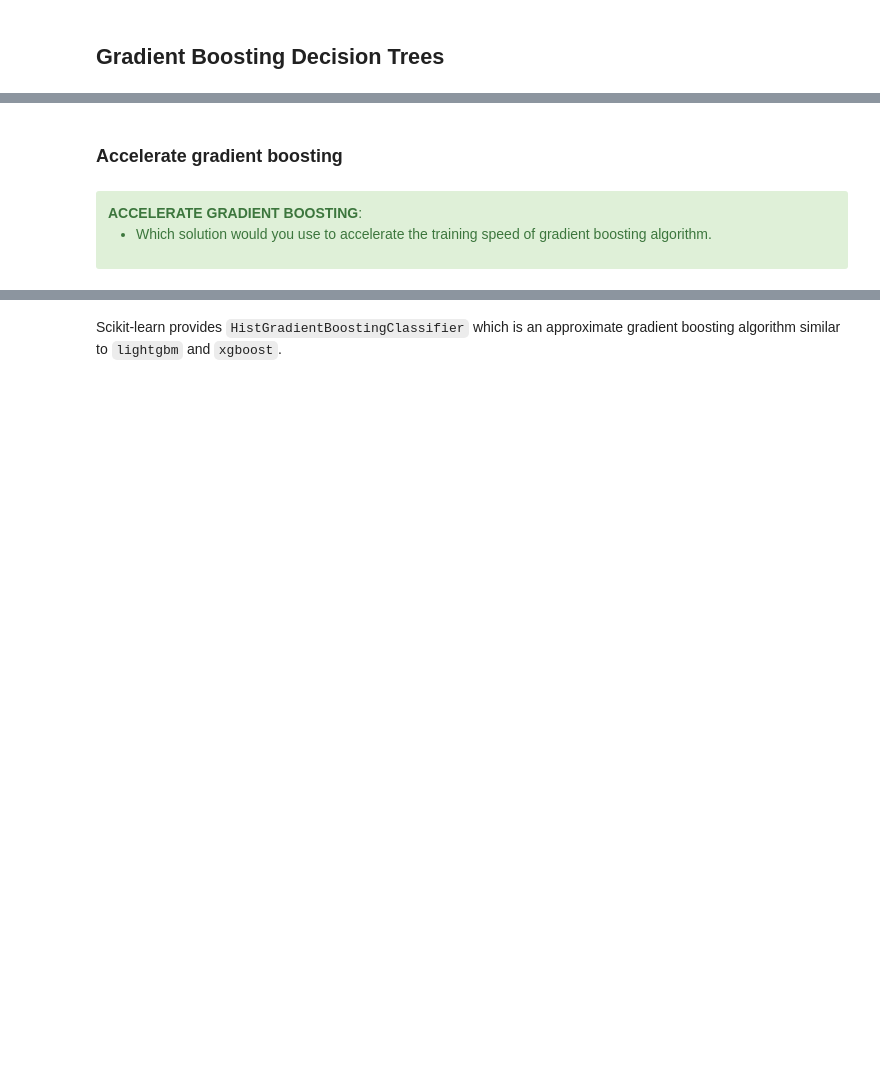
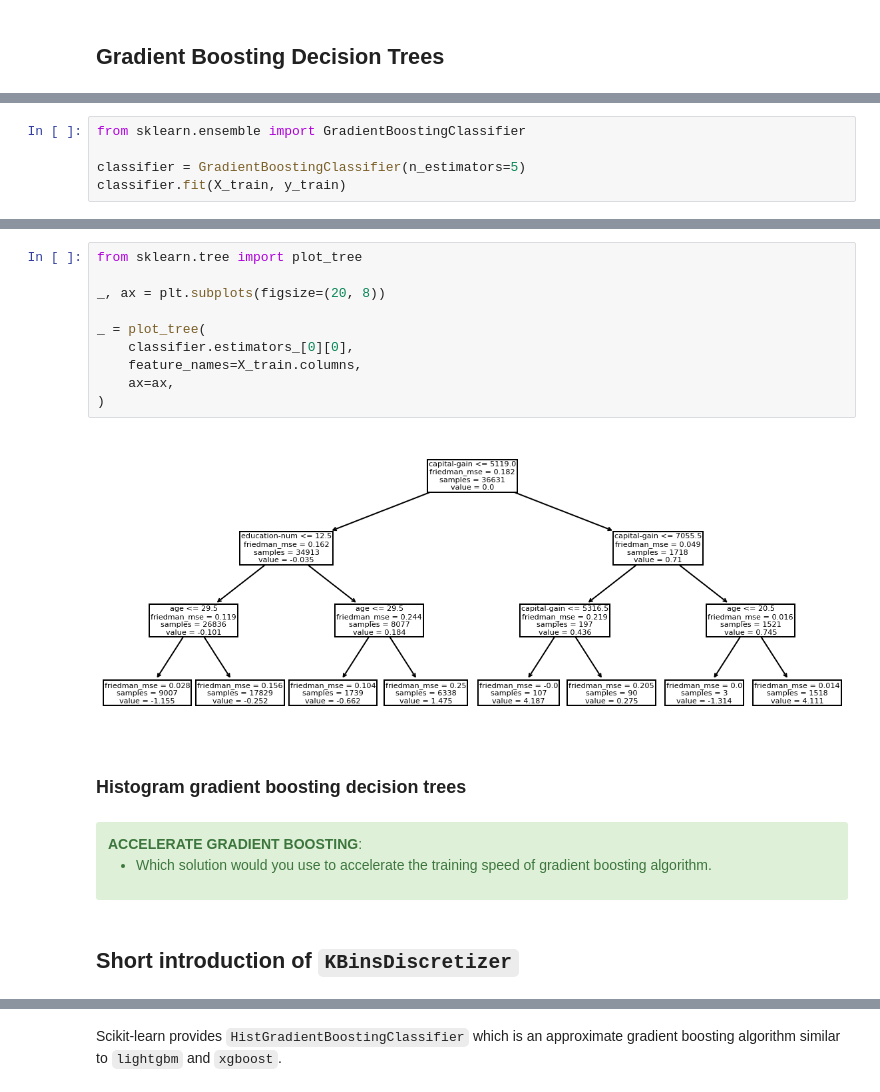
Before and after one commit to glemaitre/datascience_middle_course, a Jupyter notebook: 03_trees_based_models/03_ensemble_boosting.ipynb, the cells around one changed output, grey strips where cells are left out. Saved outputs shown, nothing was run; the diff lists cells and outputs as text; blank space fills up the shorter version.

```diff
--- a/03_trees_based_models/03_ensemble_boosting.ipynb
+++ b/03_trees_based_models/03_ensemble_boosting.ipynb
@@ -230,0 +237,5 @@ Wall time: 2.13 s
+# %%
+from sklearn.ensemble import GradientBoostingClassifier
+
+classifier = GradientBoostingClassifier(n_estimators=5)
+classifier.fit(X_train, y_train)
@@ -231,5 +264,17 @@ Wall time: 2.13 s
+# %%
+from sklearn.tree import plot_tree
+
+_, ax = plt.subplots(figsize=(20, 8))
+
+_ = plot_tree(
+    classifier.estimators_[0][0],
+    feature_names=X_train.columns,
+    ax=ax,
+)
+# %% [output]
+[figure, added]
 # %% [markdown]
-### Accelerate gradient boosting
+### Histogram gradient boosting decision trees
 # %% [markdown]
 <div class="alert alert-success">
     <b>ACCELERATE GRADIENT BOOSTING</b>:
@@ -237,3 +282,5 @@ Wall time: 2.13 s
         <li>Which solution would you use to accelerate the training speed of gradient boosting algorithm.</li>
     </ul>
 </div>
+# %% [markdown]
+## Short introduction of `KBinsDiscretizer`
```
Also changed, not shown: parts of 40 cells of this notebook, 3 other files.
